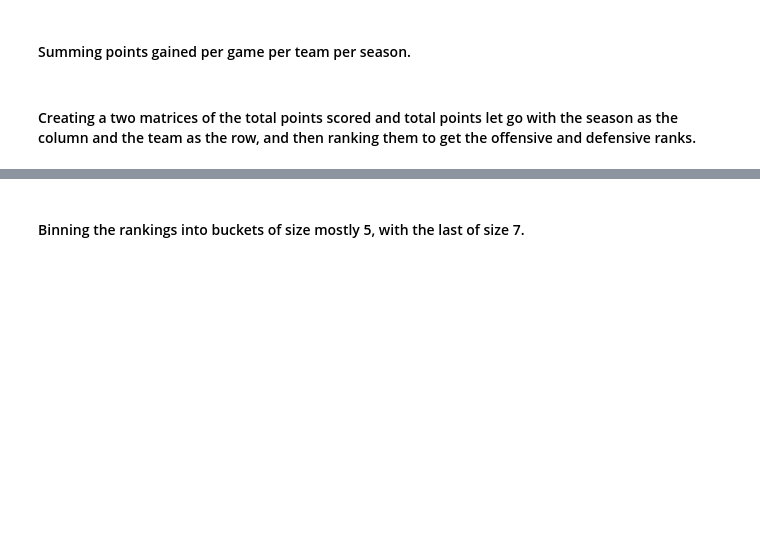
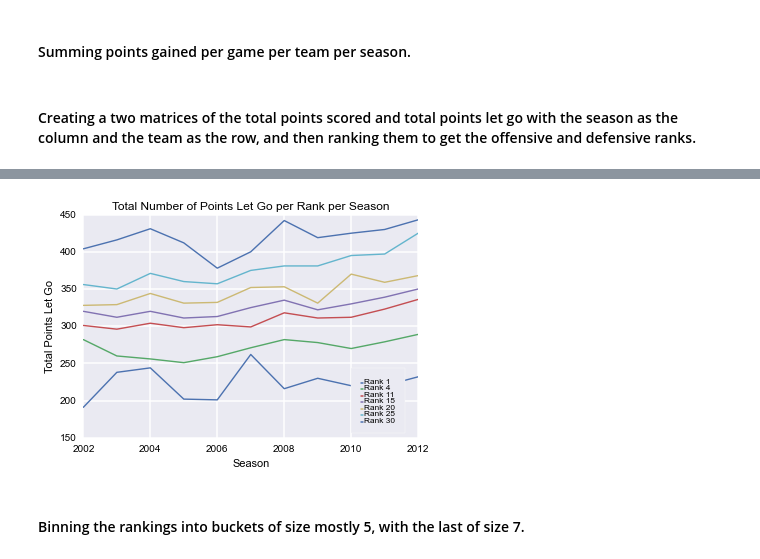
Before and after one commit to tomdawg86/Stat_222_NFL_Project, a Jupyter notebook: NFL - Go For It!.ipynb, the cells around one changed output, grey strips where cells are left out. Saved outputs shown, nothing was run; the diff lists cells and outputs as text; code cells hidden in the pictures; blank space fills up the shorter version.

```diff
--- a/NFL - Go For It!.ipynb
+++ b/NFL - Go For It!.ipynb
@@ -126,3 +145,26 @@ def_rank
+# %%
+fig, ax = plt.subplots()
+ax.plot(defrank_pps.index, defrank_pps[1], label = "Rank 1")
+ax.plot(defrank_pps.index, defrank_pps[4], label = "Rank 4")
+ax.plot(defrank_pps.index, defrank_pps[11], label = "Rank 11")
+ax.plot(defrank_pps.index, defrank_pps[15], label = "Rank 15")
+ax.plot(defrank_pps.index, defrank_pps[20], label = "Rank 20")
+ax.plot(defrank_pps.index, defrank_pps[25], label = "Rank 25")
+ax.plot(defrank_pps.index, defrank_pps[30], label = "Rank 30")
+xlabel("Season")
+ylabel("Total Points Let Go")
+title("Total Number of Points Let Go per Rank per Season")
+legend = ax.legend(loc=(.8, .02), fontsize = 1, frameon = True, borderpad = 10)
+for label in legend.get_texts():
+    label.set_fontsize('small')
+
+for label in legend.get_lines():
+    label.set_linewidth(1.5)  # the legend line width
+
+savefig('DefRankperSeason.pdf')
+plt.show()
+# %% [output]
+[figure, added]
 # %%
 off_rank = pd.DataFrame(off_rank.stack())
 def_rank = pd.DataFrame(def_rank.stack())
```
Also changed, not shown: parts of 36 cells of this notebook, 9 other files.
